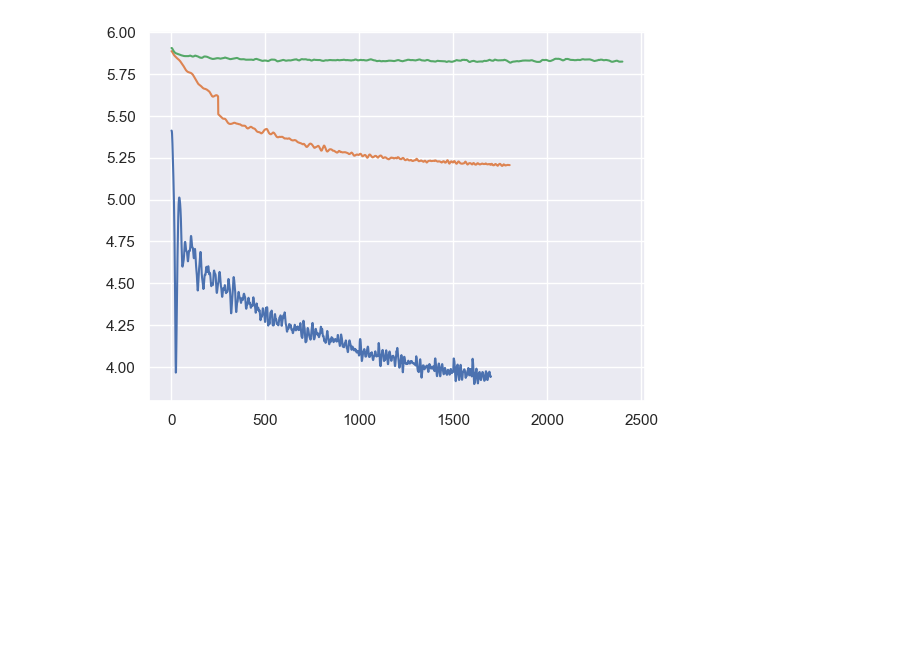
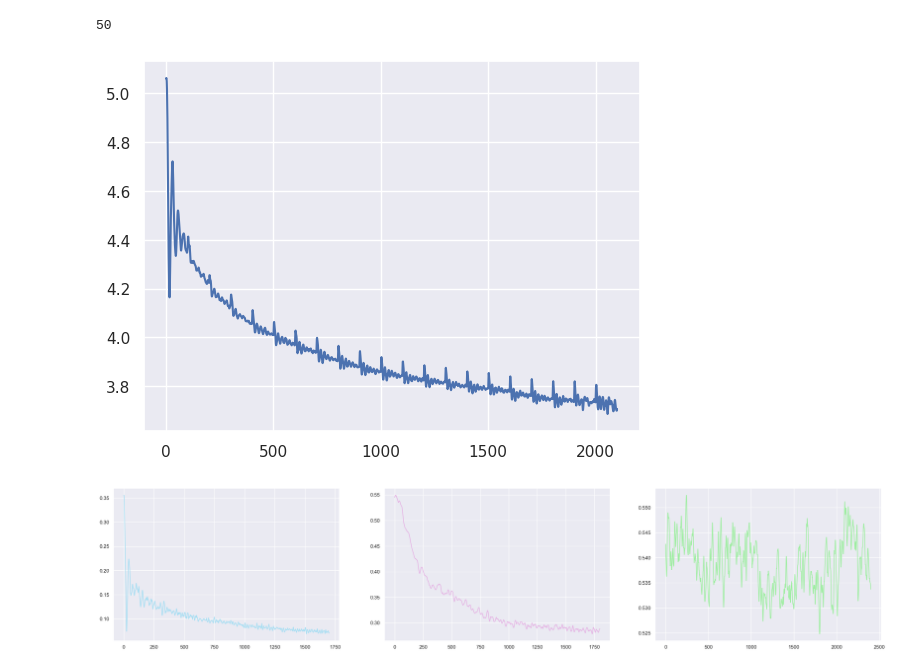
Before and after one commit to mphancock/multixray, a Jupyter notebook: sample_bench/notebooks/plot_log.ipynb, the cells around one changed output. Drawn from its saved outputs; the diff is of its cells as text; code cells hidden in the pictures; blank space fills up the shorter version.

Commit message:
implemented log plotting with CIs.

```diff
--- a/sample_bench/notebooks/plot_log.ipynb
+++ b/sample_bench/notebooks/plot_log.ipynb
@@ -42,0 +44,25 @@ plt.plot(log_df["step"], log_df["occ_0"])
+# %%
+min_length = np.min([len(log_df) for log_df in log_dfs])
+print(min_length)
+
+all_curves = np.zeros(shape=[len(log_dfs), min_length])
+for i in range(len(log_dfs)):
+    log_df = log_dfs[i]
+    all_curves[i] = log_df["xray_0"].iloc[0:min_length]
+
+# max_length = np.max([len(log_df) for log_df in log_dfs])
+# print(max_length)
+
+# mean_vals = [0]*max_length
+# mean_vals_counts = [0]*max_length
+
+# for log_df in log_dfs:
+#     i = 0
+#     while i < len(log_df):
+#         mean_vals[i] = mean_vals[i] + log_df["xray_0"].iloc[i]
+#         mean_vals_counts[i] = mean_vals_counts[i] + 1
+
+#         i = i+1
+
+# for i in range(max_length):
+#     mean_vals[i] = mean_vals[i]/mean_vals_counts[i]
@@ -42,0 +75,4 @@ plt.plot(log_df["step"], log_df["occ_0"])
+# %%
+log_df_lengths = list()
+for log_df in log_dfs:
+    log_df_lengths.append(len(log_df))
@@ -43,14 +155,31 @@ plt.plot(log_df["step"], log_df["occ_0"])
+# %%
+mean_vals_counts[0]
+# %% [output]
+50
+# %%
+plt.plot(range(max_length), mean_vals)
+# plt.plot(log_df["step"], log_df["r_free_0"], alpha=0.02, c="black", linewidth=1)
+plt.show()
+# %% [output]
+[figure, added]
 # %%
 log_dir = Path(Path.home(), "Documents/xray/tmp")
 log_files = [Path(log_dir, "log_0.csv"), Path(log_dir, "log_21.csv"), Path(log_dir, "log_35.csv")]
 
-fig, axs = plt.subplots(len(log_files),1, figsize=(10,24))
+colors = ["#a6def2", "#e5b3e4", "#9eeea1"]
+
+fig, axs = plt.subplots(1,3, figsize=(30,6))
 ax1,ax2 = axs[0],axs[1]
 
 for i in range(len(log_files)):
+    c = colors[i]
     log_file = log_files[i]
     ax = axs[i]
+
     log_df = pd.read_csv(log_file, index_col=0)
-    plt.plot(log_df["step"], log_df["xray_0"])
+
+    ax.plot(log_df["step"], log_df["r_free_0"], c=c)
+
+plt.savefig(Path(Path.home(), "Desktop/plot_log.png"))
 # %% [output]
-[figure, old version]
+[figure, new version]
```
Also changed, not shown: parts of 13 cells of this notebook.
